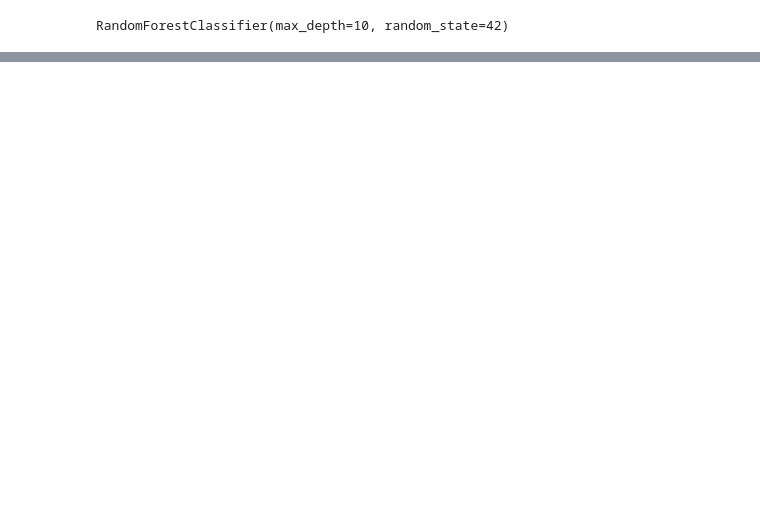
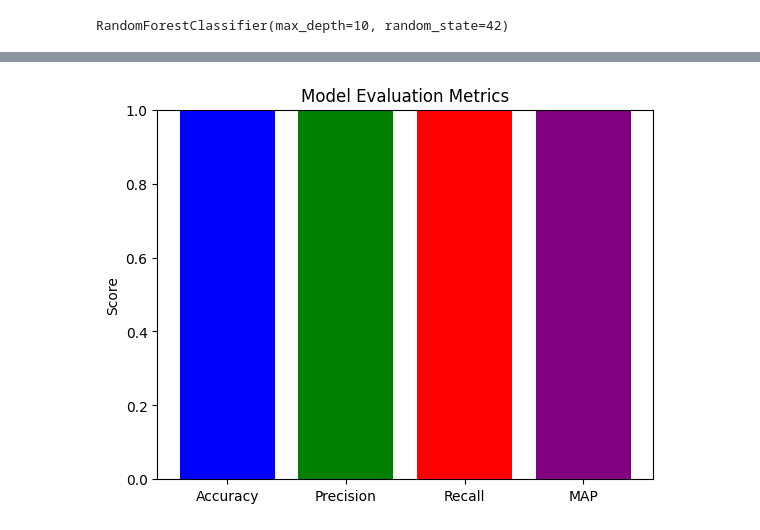
Before and after one commit to macdonaldezra/MineSegSAT, a Jupyter notebook: mine_seg_sat/models/random_forest.ipynb, the cells around one changed output, grey strips where cells are left out. Saved outputs shown, nothing was run; the diff lists cells and outputs as text; code cells hidden in the pictures; blank space fills up the shorter version.

Commit message:
add visualization

```diff
--- a/mine_seg_sat/models/random_forest.ipynb
+++ b/mine_seg_sat/models/random_forest.ipynb
@@ -44,0 +31,14 @@ weighted avg       1.00      1.00      1.00         3
+# %%
+# Evaluate the model
+accuracy = accuracy_score(y_test, y_pred)
+precision = precision_score(y_test, y_pred, average='macro')
+recall = recall_score(y_test, y_pred, average='macro')
+map_score = average_precision_score(y_test, y_pred, average='macro')
+
+print(f"Accuracy: {accuracy:.4f}")
+print(f"Precision: {precision:.4f}")
+print(f"Recall: {recall:.4f}")
+print(f"Mean Average Precision: {map_score:.4f}")
+
+print(classification_report(y_test, y_pred))
+print(confusion_matrix(y_test, y_pred))
@@ -89,0 +106,12 @@ Feature: NBR, Importance: 0.5050505050505051
+# %%
+# Visualize the model evaluation metrics
+metrics = ['Accuracy', 'Precision', 'Recall', 'MAP']
+values = [accuracy, precision, recall, map_score]
+
+plt.bar(metrics, values, color=['blue', 'green', 'red', 'purple'])
+plt.ylabel('Score')
+plt.title('Model Evaluation Metrics')
+plt.ylim(0, 1)  # to set y-axis limits from 0 to 1
+plt.show()
+# %% [output]
+[figure, added]
```
Also changed, not shown: parts of 5 cells of this notebook, 1 other file.
